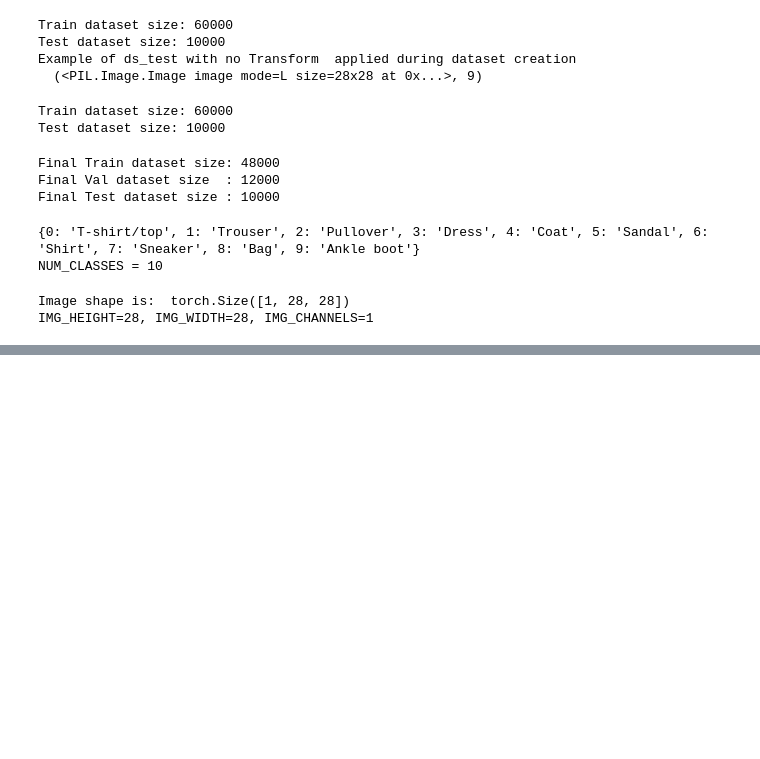
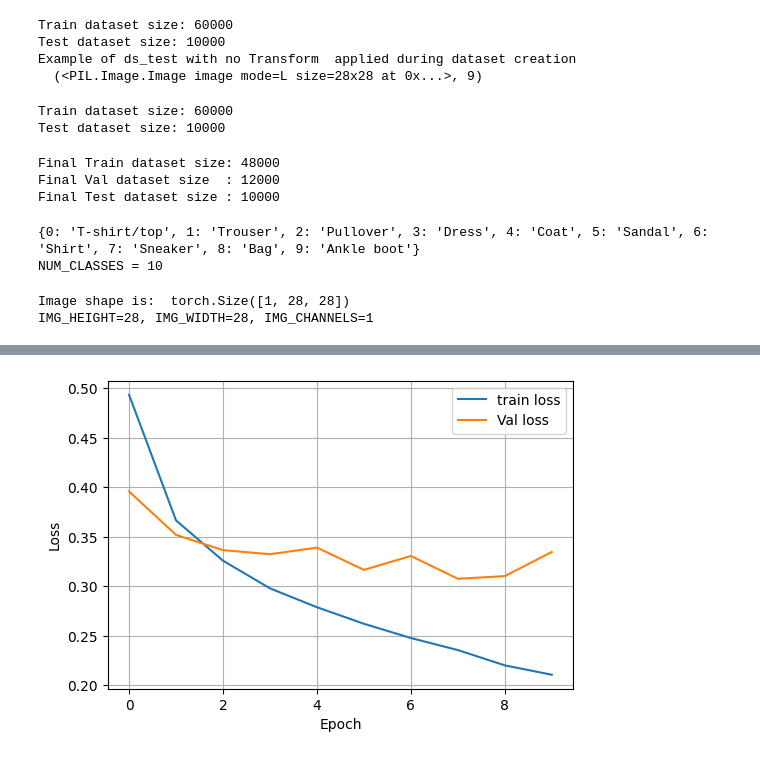
Before and after one commit to rudraxx/pytorch, a Jupyter notebook: 04_fashion_mnist_mlp_tutorial.ipynb, the cells around one changed output, grey strips where cells are left out. Cells and saved outputs as stored; diff of their text form; code cells hidden in the pictures; blank space fills up the shorter version.

```diff
--- a/04_fashion_mnist_mlp_tutorial.ipynb
+++ b/04_fashion_mnist_mlp_tutorial.ipynb
@@ -28,3 +28,13 @@ Plot training results
 '''
 # %% [output]
 '\nGet Fashion Dataset\nCreate Dataloaders\nCreate class for ML model - MLP\nRun training\nPlot training results\n'
+# %%
+device = (
+    "cuda"
+    if torch.cuda.is_available()
+    else "mps"
+    if torch.backends.mps.is_available()
+    else "cpu"
+)
+
+print(f"Using {device} device")
@@ -115,7 +127,7 @@ Image shape is:  torch.Size([1, 28, 28])
 IMG_HEIGHT=28, IMG_WIDTH=28, IMG_CHANNELS=1
 # %%
 #Make the dataloaders:
-BATCH_SIZE=32
+BATCH_SIZE=64
 dl_train = DataLoader(ds_train,batch_size=BATCH_SIZE, shuffle=True)
 dl_val   = DataLoader(ds_val,batch_size=BATCH_SIZE, shuffle=True)
 dl_test  = DataLoader(ds_test,batch_size=BATCH_SIZE, shuffle=True)
@@ -288,8 +299,8 @@ class MLP_FashionMNIST(nn.Module):
 # Instantiate the model and see the structure
 model = MLP_FashionMNIST(n_input = IMG_HEIGHT*IMG_WIDTH,
                          n_outputs=NUM_CLASSES,
-                         n_hidden_layers=3,
-                         n_hidden_nodes_per_layer=256)
+                         n_hidden_layers=1,
+                         n_hidden_nodes_per_layer=128)
 
 print("The MLP model is: ", model)
 # %% [output]
@@ -318,8 +325,11 @@ Output shape: torch.Size([32, 10])
 # %%
 # Create the training loop
 
+#Move the content to the device
+model = model.to(device)
+
 lr = 1e-3
-epochs = 100
+epochs = 10
 
 criterion = nn.CrossEntropyLoss()
 optimizer = optim.Adam(model.parameters(), lr=lr)
@@ -337,10 +347,10 @@ for epoch in range(epochs):
     optimizer.zero_grad()
 
     #Forward pass
-    out = model(inputs)
+    out = model(inputs.to(device))
 
     # Get the loss
-    loss = criterion(out, labels)
+    loss = criterion(out, labels.to(device))
 
     #compute the gradients
     loss.backward()
@@ -364,10 +374,10 @@ for epoch in range(epochs):
     for inputs, labels in dl_val:
 
       #Forward pass
-      out = model(inputs)
+      out = model(inputs.to(device))
 
       # Get the loss
-      loss = criterion(out, labels)
+      loss = criterion(out, labels.to(device))
 
       #Add the running loss
       running_val_loss += loss.item()  # .item() will give the value, not the tensor.
@@ -394,0 +400,12 @@ KeyboardInterrupt:
+# %%
+import numpy as np
+
+plt.figure(figsize=(6,4))
+plt.plot(np.arange(0,epochs), train_losses, label="train loss")
+plt.plot(np.arange(0,epochs), val_losses, label="Val loss")
+plt.legend()
+plt.xlabel("Epoch")
+plt.ylabel("Loss")
+plt.grid('on')
+# %% [output]
+[figure, added]
```
Also changed, not shown: parts of 8 cells of this notebook.
